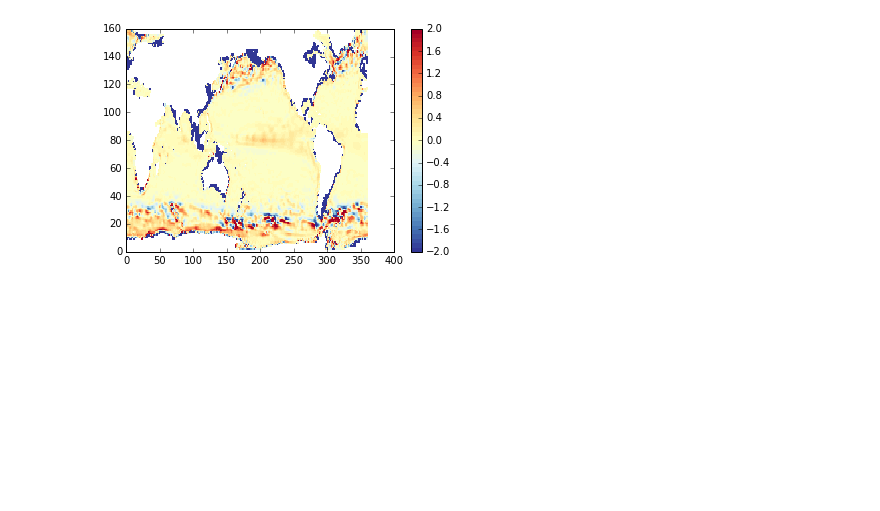
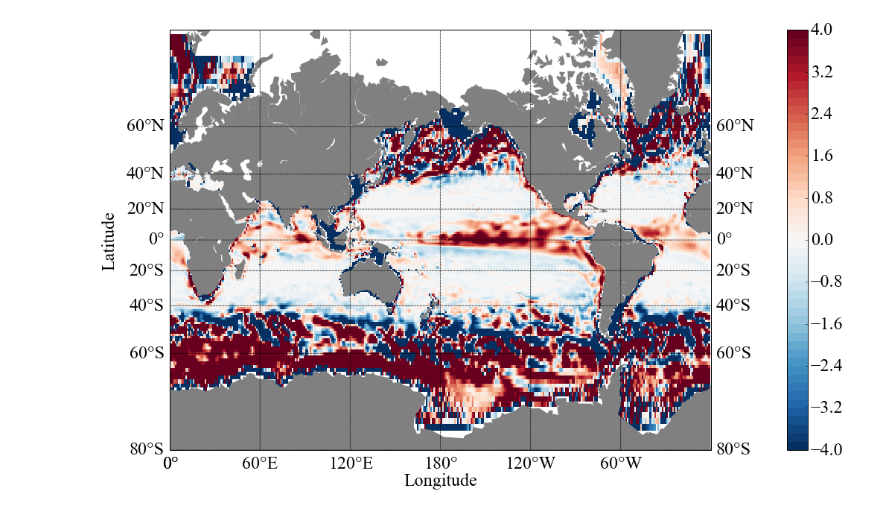
Before and after one commit to sophieclayton/model_comparison, a Jupyter notebook: python_figures/upflux_100m.ipynb, the cells around one changed output. Drawn from its saved outputs; the diff is of its cells as text; code cells hidden in the pictures; blank space fills up the shorter version.

```diff
--- a/python_figures/upflux_100m.ipynb
+++ b/python_figures/upflux_100m.ipynb
@@ -10,6 +10,12 @@ import scipy.io as sio
 from mpl_toolkits.basemap import Basemap, cm
 
 import MITgcmutils as mit
+from MITgcmutils import cs
+
+from matplotlib import rcParams, rc
+rcParams.update({'figure.autolayout': True})
+rcParams.update({'font.family': 'serif'})
+rcParams.update({'font.serif': 'Times New Roman'})
 # %%
 # import the data to plot
 CRindir = '/Volumes/My Passport/coarse_run/'
@@ -65,10 +57,0 @@ HRmask = ma.masked_where(HFHR == 0, HRWN[0,:,:], copy=False)
-# %%
-
-palette = plt.get_cmap('RdYlBu_r', 50)
-#plt.pcolormesh(XC-180, YC,XC, shading ='flat')
-plt.pcolormesh(CRmask,shading='flat', vmin= -2, vmax = 2, cmap = palette)
-#plt.axis([-180, 180, -80, 80])
-plt.colorbar()
-plt.show()
-# %% [output]
-[figure, removed]
@@ -80,0 +58,33 @@ plt.show()
+# %%
+fig1 = plt.figure(1, figsize=(18,9), dpi = 600)
+
+palette = plt.get_cmap('RdBu_r', 50)
+
+#x=mit.rdmds('XG'); y=mit.rdmds('YG'); e=mit.rdmds('Eta',np.Inf)
+mp = Basemap(projection='merc',llcrnrlat=-80,urcrnrlat=80,\
+            llcrnrlon=0,urcrnrlon=360,lat_ts = 0, resolution='c')
+xm, ym = mp(XC,YC)
+#mp.contour(xm, ym, HFCR, [0], colors='k', lw=1)
+mp.pcolormesh(xm, ym, CRmask,shading='flat', vmin= -4, vmax = 4, cmap = palette)
+
+mp.fillcontinents(color = 'grey')
+mp.drawmapboundary()
+mp.drawparallels(np.arange(-80,80,20),labels=[1,1,0,1], fontsize=24)
+mp.drawmeridians(np.arange(-180,180,60),labels=[0,0,0,1], fontsize=24)
+
+plt.tick_params(axis='both', which='major', labelsize=24)
+plt.tick_params(axis='both', which='minor', labelsize=24)
+plt.xlabel('Longitude', fontsize = 24, labelpad = 30)
+plt.ylabel('Latitude', fontsize = 24, labelpad = 70)
+
+cbar = plt.colorbar(pad = 0.08)
+cbar.ax.tick_params(labelsize=24)
+
+plt.show()
+
+#plt.pcolormesh(XG, YG,HFHR,shading='flat', vmin= -2, vmax = 2,cmap = palette)
+#plt.axis([-180, 180, -80, 80])
+#plt.colorbar()
+#plt.show()
+# %% [output]
+[figure, added]
```
Also changed, not shown: parts of 10 cells of this notebook.
